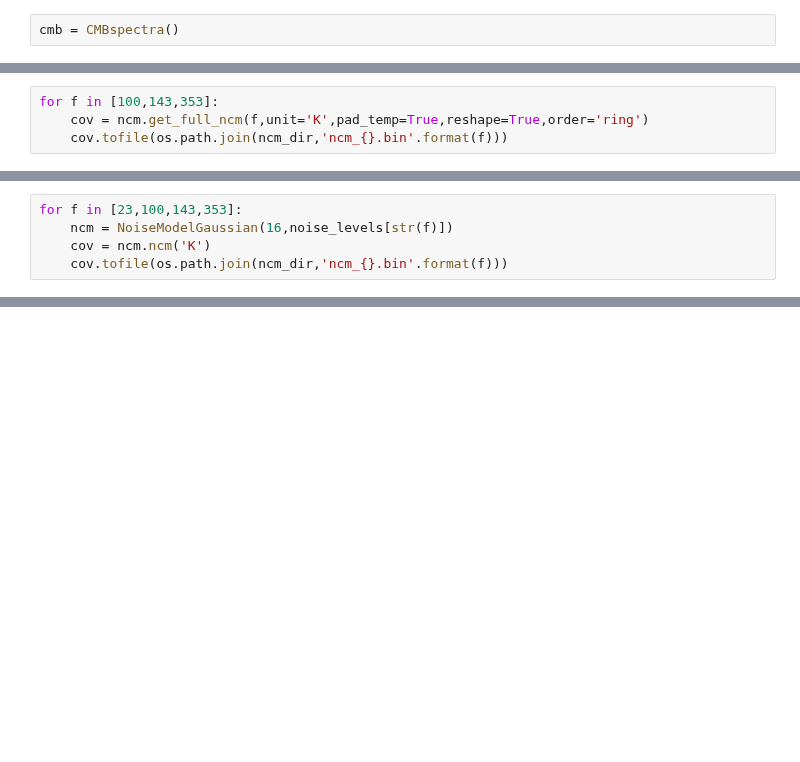
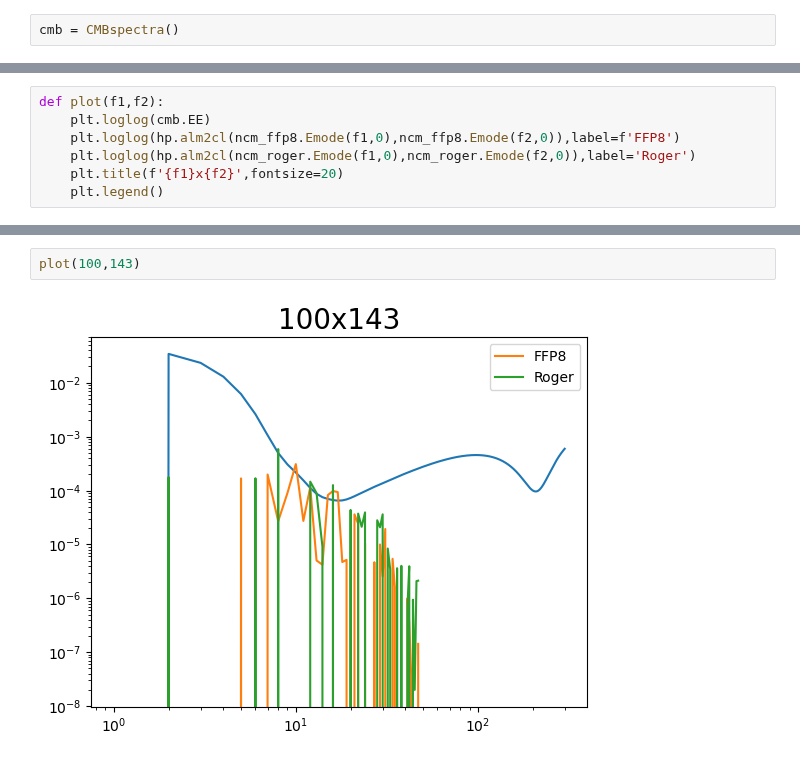
Before and after one commit to antolonappan/taunet, a Jupyter notebook: Notebooks/ncm.ipynb, the cells around one changed output, grey strips where cells are left out. Saved outputs shown, nothing was run; the diff lists cells and outputs as text; blank space fills up the shorter version.

```diff
--- a/Notebooks/ncm.ipynb
+++ b/Notebooks/ncm.ipynb
@@ -51,4 +23,0 @@ hp.mollview(ncm.polmask('nested'),nest=True)
-# %%
-for f in [100,143,353]:
-    cov = ncm.get_full_ncm(f,unit='K',pad_temp=True,reshape=True,order='ring')
-    cov.tofile(os.path.join(ncm_dir,'ncm_{}.bin'.format(f)))
@@ -72,5 +24,7 @@ os.makedirs(ncm_dir,exist_ok=True)
-# %%
-for f in [23,100,143,353]:
-    ncm = NoiseModelGaussian(16,noise_levels[str(f)])
-    cov = ncm.ncm('K')
-    cov.tofile(os.path.join(ncm_dir,'ncm_{}.bin'.format(f)))
+# %%
+def plot(f1,f2):
+    plt.loglog(cmb.EE)
+    plt.loglog(hp.alm2cl(ncm_ffp8.Emode(f1,0),ncm_ffp8.Emode(f2,0)),label=f'FFP8')
+    plt.loglog(hp.alm2cl(ncm_roger.Emode(f1,0),ncm_roger.Emode(f2,0)),label='Roger')
+    plt.title(f'{f1}x{f2}',fontsize=20)
+    plt.legend()
@@ -76,0 +36,4 @@ for f in [23,100,143,353]:
+# %%
+plot(100,143)
+# %% [output]
+[figure, added]
```
Also changed, not shown: parts of 16 cells of this notebook, 3 other files.
